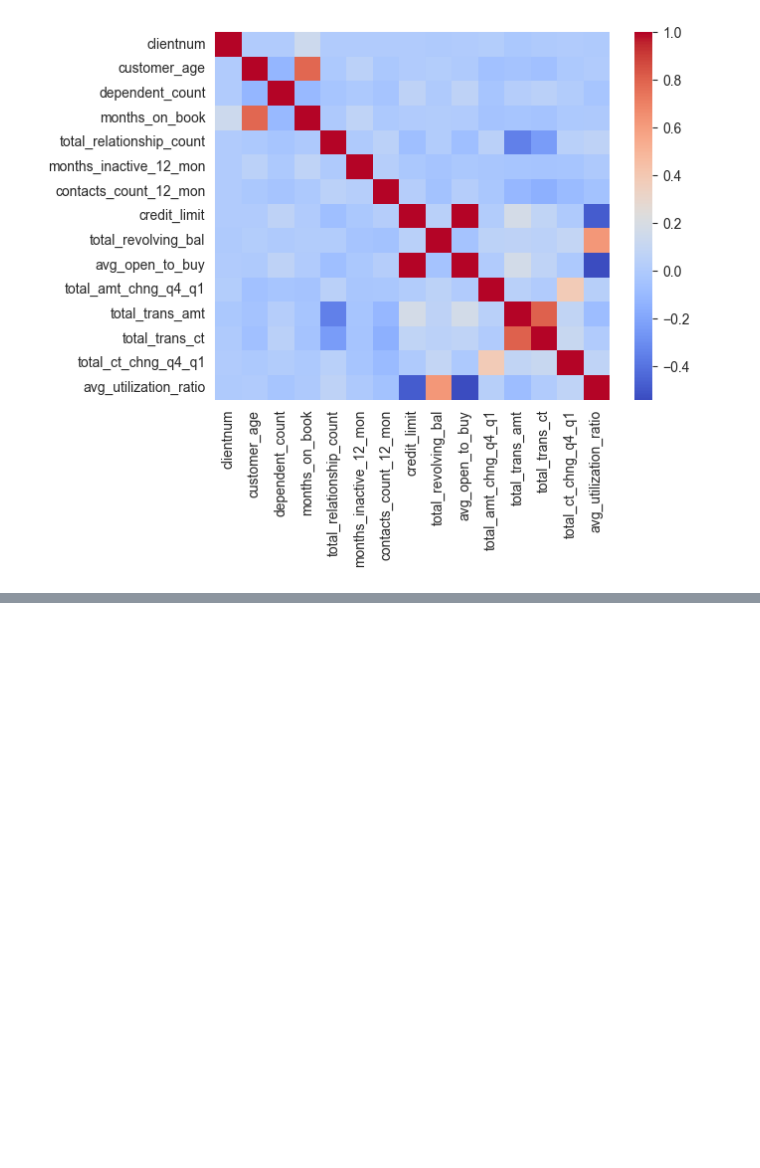
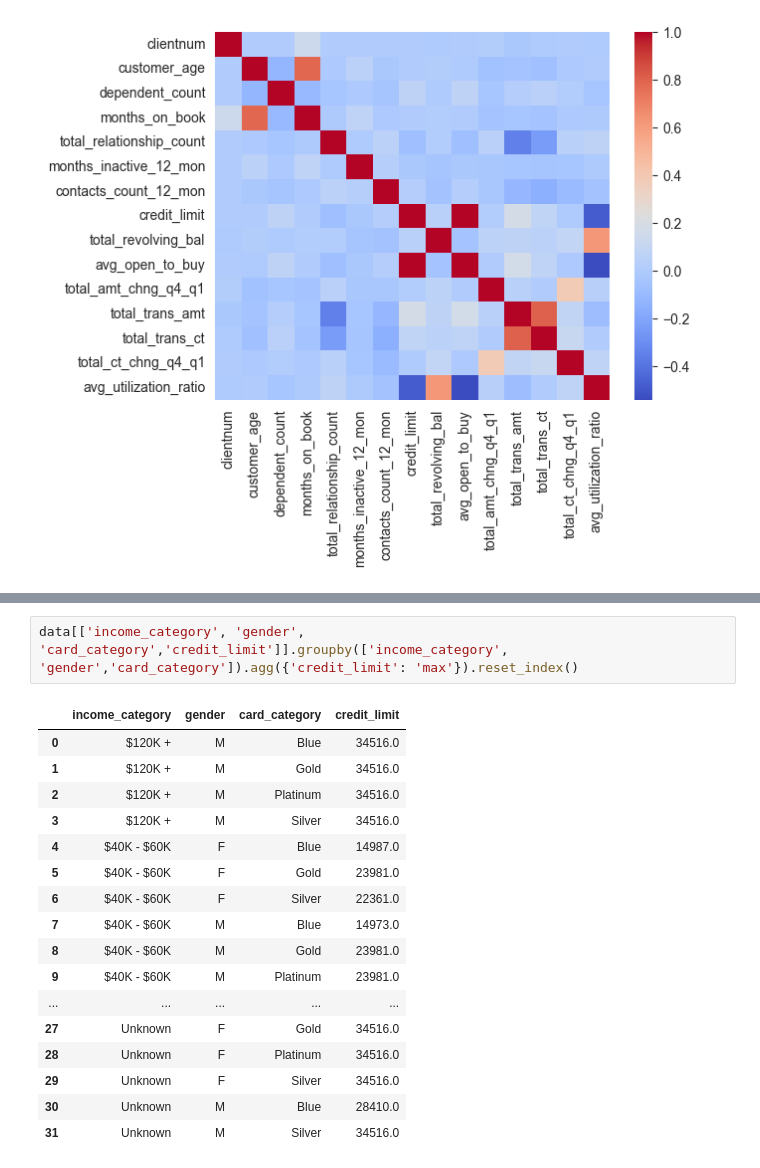
Before and after one commit to estef026/ProyectoChurn2, a Jupyter notebook: EDA - Estefania.ipynb, the cells around one changed output, grey strips where cells are left out. Drawn from its saved outputs; the diff is of its cells as text; blank space fills up the shorter version.

```diff
--- a/EDA - Estefania.ipynb
+++ b/EDA - Estefania.ipynb
@@ -417,0 +457,20 @@ plt.show()
+# %%
+data[['income_category', 'gender', 'card_category','credit_limit']].groupby(['income_category', 'gender','card_category']).agg({'credit_limit': 'max'}).reset_index()
+# %% [output]
+|  | income_category | gender | card_category | credit_limit |
+| 0 | $120K + | M | Blue | 34516.0 |
+| 1 | $120K + | M | Gold | 34516.0 |
+| 2 | $120K + | M | Platinum | 34516.0 |
+| 3 | $120K + | M | Silver | 34516.0 |
+| 4 | $40K - $60K | F | Blue | 14987.0 |
+| 5 | $40K - $60K | F | Gold | 23981.0 |
+| 6 | $40K - $60K | F | Silver | 22361.0 |
+| 7 | $40K - $60K | M | Blue | 14973.0 |
+| 8 | $40K - $60K | M | Gold | 23981.0 |
+| 9 | $40K - $60K | M | Platinum | 23981.0 |
+| ... | ... | ... | ... | ... |
+| 27 | Unknown | F | Gold | 34516.0 |
+| 28 | Unknown | F | Platinum | 34516.0 |
+| 29 | Unknown | F | Silver | 34516.0 |
+| 30 | Unknown | M | Blue | 28410.0 |
+| 31 | Unknown | M | Silver | 34516.0 |
```
Also changed, not shown: parts of 4 cells of this notebook.
